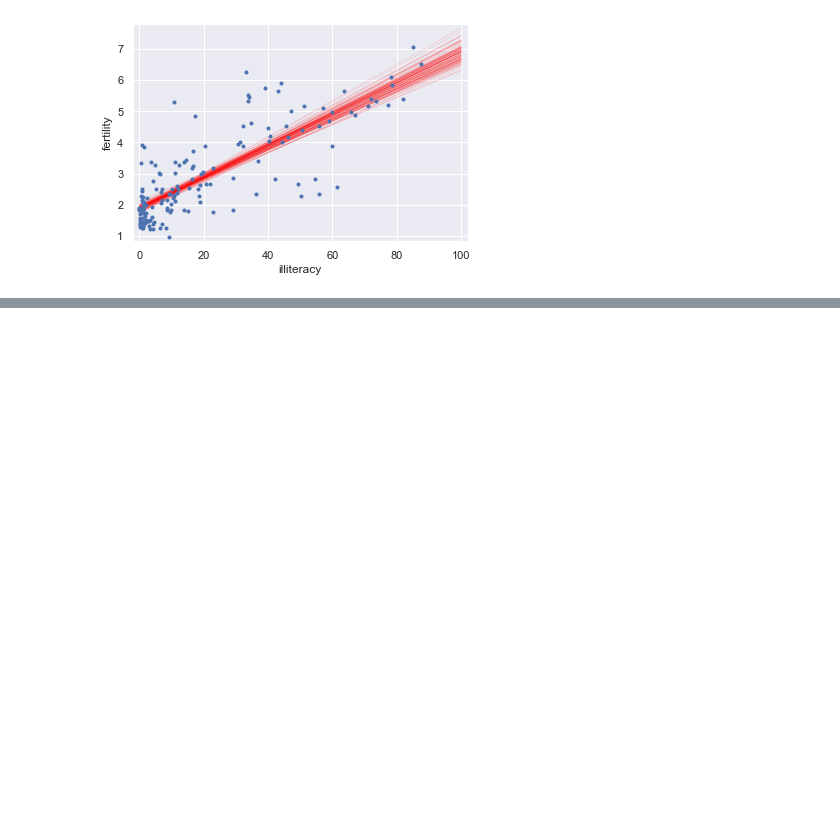
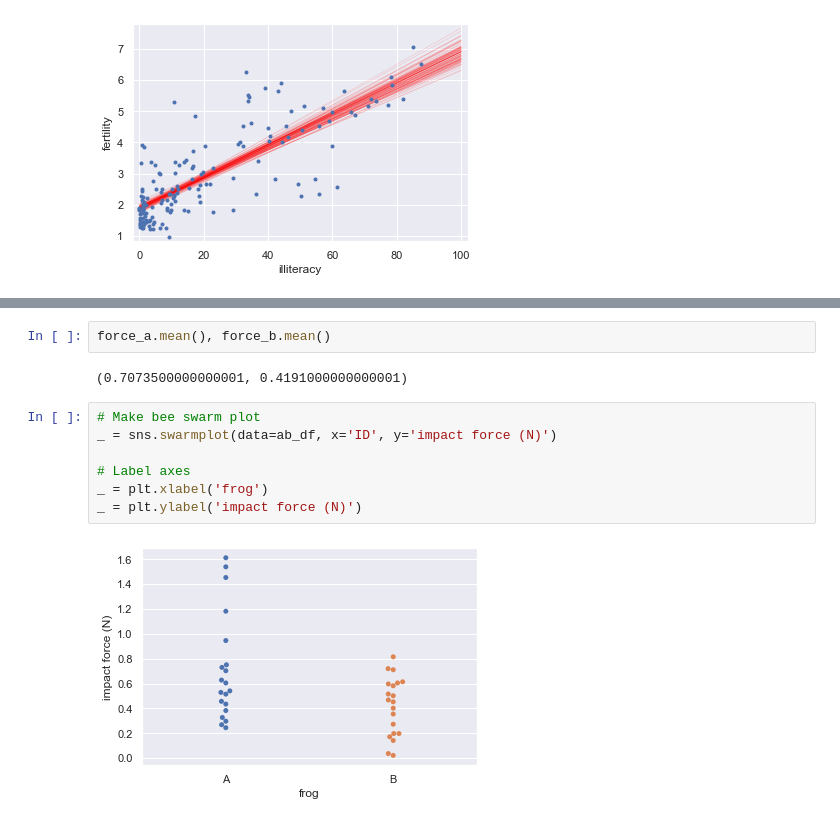
Before and after one commit to Alex-YuZ/Statistics-using-python, a Jupyter notebook: Statistical_Thinking_in_Python_II.ipynb, the cells around one changed output, grey strips where cells are left out. Drawn from its saved outputs; the diff is of its cells as text; blank space fills up the shorter version.

```diff
--- a/Statistical_Thinking_in_Python_II.ipynb
+++ b/Statistical_Thinking_in_Python_II.ipynb
@@ -404,0 +555,13 @@ plt.margins(0.02)
+# %%
+force_a.mean(), force_b.mean()
+# %% [output]
+(0.7073500000000001, 0.4191000000000001)
+# %%
+# Make bee swarm plot
+_ = sns.swarmplot(data=ab_df, x='ID', y='impact force (N)')
+
+# Label axes
+_ = plt.xlabel('frog')
+_ = plt.ylabel('impact force (N)')
+# %% [output]
+[figure, added]
```
Also changed, not shown: parts of 16 cells of this notebook.
